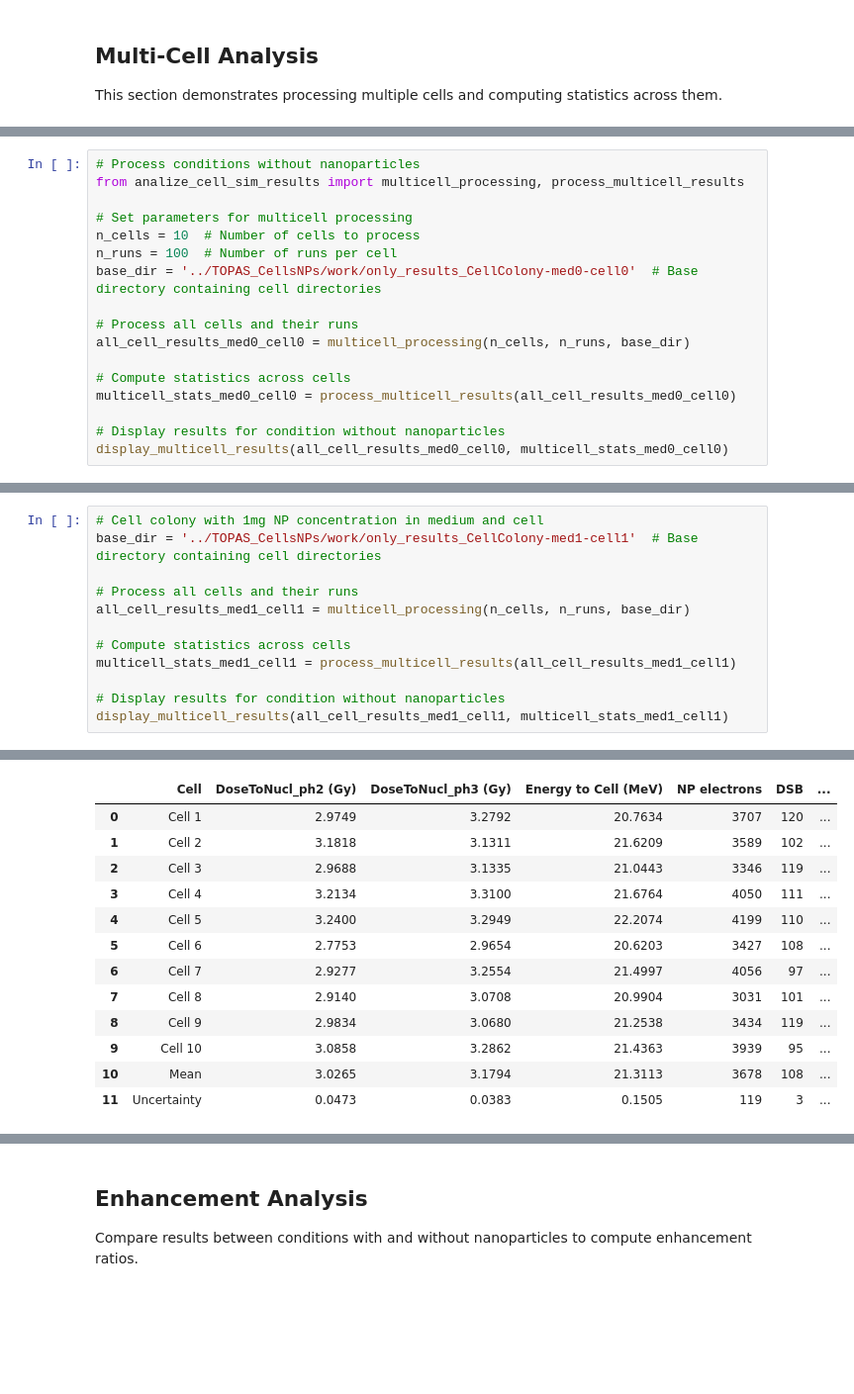
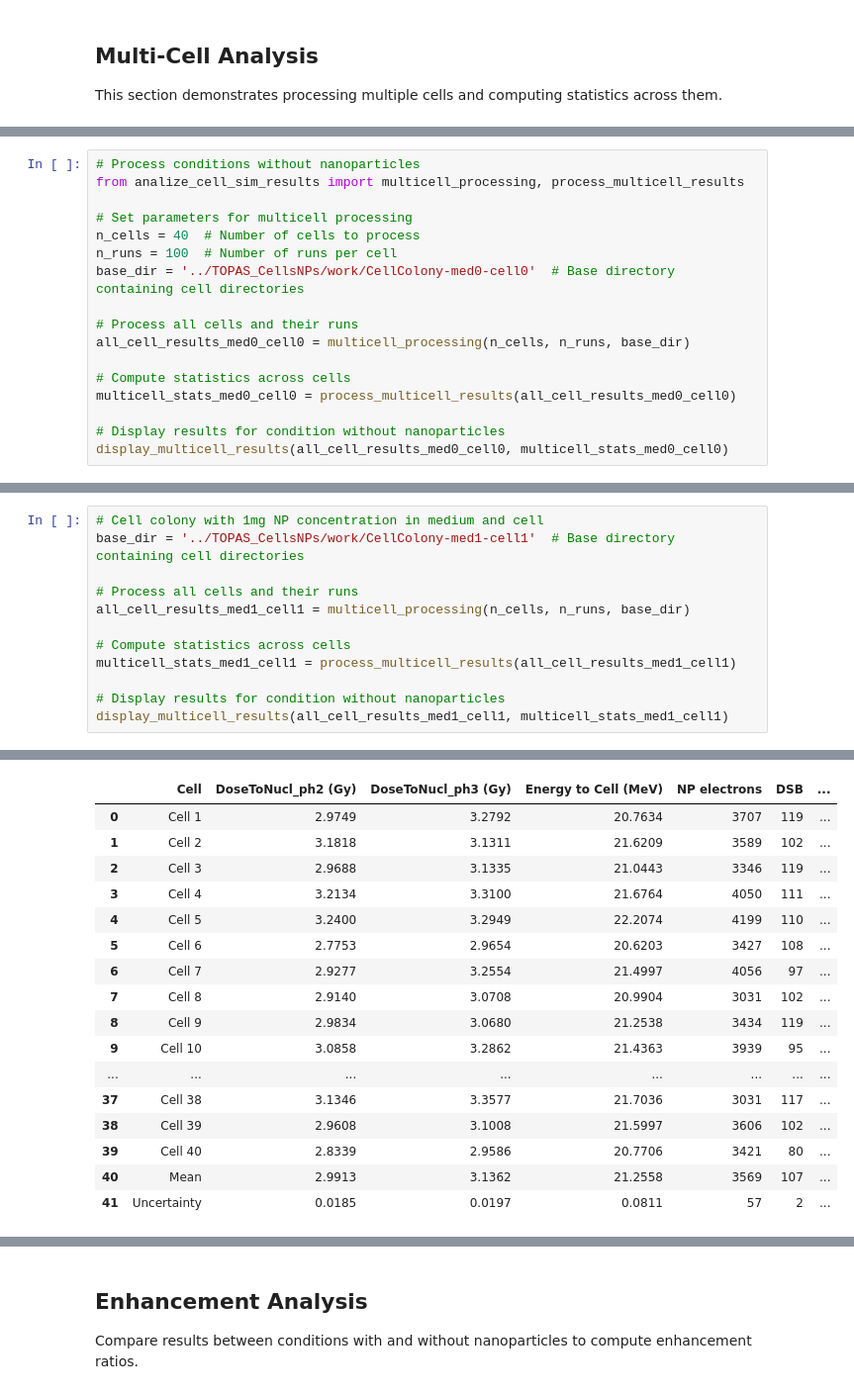
Before and after one commit to HectorMiras/MyTOPASPythonScripts, a Jupyter notebook: cells_nps_eval.ipynb, the cells around one changed output, grey strips where cells are left out. Shown at 99% size. Cells and saved outputs as stored; diff of their text form; blank space fills up the shorter version.

Commit message:
added tests to analize and report results from cellsnp simulations

```diff
--- a/cells_nps_eval.ipynb
+++ b/cells_nps_eval.ipynb
@@ -532,9 +98,9 @@ def display_multicell_results(all_cell_results, multicell_stats):
 from analize_cell_sim_results import multicell_processing, process_multicell_results
 
 # Set parameters for multicell processing
-n_cells = 10  # Number of cells to process
+n_cells = 40  # Number of cells to process
 n_runs = 100  # Number of runs per cell
-base_dir = '../TOPAS_CellsNPs/work/only_results_CellColony-med0-cell0'  # Base directory containing cell directories
+base_dir = '../TOPAS_CellsNPs/work/CellColony-med0-cell0'  # Base directory containing cell directories
 
 # Process all cells and their runs
 all_cell_results_med0_cell0 = multicell_processing(n_cells, n_runs, base_dir)
@@ -578,6 +148,6 @@ All cells processed!
 # %%
 # Cell colony with 1mg NP concentration in medium and cell
-base_dir = '../TOPAS_CellsNPs/work/only_results_CellColony-med1-cell1'  # Base directory containing cell directories
+base_dir = '../TOPAS_CellsNPs/work/CellColony-med1-cell1'  # Base directory containing cell directories
 
 # Process all cells and their runs
 all_cell_results_med1_cell1 = multicell_processing(n_cells, n_runs, base_dir)
@@ -604,17 +174,21 @@ Number of directories with damage data to process: 100
 Processing all 100 available directories.
 Number of directories with damage data to process: 100
 
 All cells processed!
 |  | Cell | DoseToNucl_ph2 (Gy) | DoseToNucl_ph3 (Gy) | Energy to Cell (MeV) | NP electrons | DSB | ... |
-| 0 | Cell 1 | 2.9749 | 3.2792 | 20.7634 | 3707 | 120 | ... |
+| 0 | Cell 1 | 2.9749 | 3.2792 | 20.7634 | 3707 | 119 | ... |
 | 1 | Cell 2 | 3.1818 | 3.1311 | 21.6209 | 3589 | 102 | ... |
 | 2 | Cell 3 | 2.9688 | 3.1335 | 21.0443 | 3346 | 119 | ... |
 | 3 | Cell 4 | 3.2134 | 3.3100 | 21.6764 | 4050 | 111 | ... |
 | 4 | Cell 5 | 3.2400 | 3.2949 | 22.2074 | 4199 | 110 | ... |
 | 5 | Cell 6 | 2.7753 | 2.9654 | 20.6203 | 3427 | 108 | ... |
 | 6 | Cell 7 | 2.9277 | 3.2554 | 21.4997 | 4056 | 97 | ... |
-| 7 | Cell 8 | 2.9140 | 3.0708 | 20.9904 | 3031 | 101 | ... |
+| 7 | Cell 8 | 2.9140 | 3.0708 | 20.9904 | 3031 | 102 | ... |
 | 8 | Cell 9 | 2.9834 | 3.0680 | 21.2538 | 3434 | 119 | ... |
 | 9 | Cell 10 | 3.0858 | 3.2862 | 21.4363 | 3939 | 95 | ... |
-| 10 | Mean | 3.0265 | 3.1794 | 21.3113 | 3678 | 108 | ... |
-| 11 | Uncertainty | 0.0473 | 0.0383 | 0.1505 | 119 | 3 | ... |
+| ... | ... | ... | ... | ... | ... | ... | ... |
+| 37 | Cell 38 | 3.1346 | 3.3577 | 21.7036 | 3031 | 117 | ... |
+| 38 | Cell 39 | 2.9608 | 3.1008 | 21.5997 | 3606 | 102 | ... |
+| 39 | Cell 40 | 2.8339 | 2.9586 | 20.7706 | 3421 | 80 | ... |
+| 40 | Mean | 2.9913 | 3.1362 | 21.2558 | 3569 | 107 | ... |
+| 41 | Uncertainty | 0.0185 | 0.0197 | 0.0811 | 57 | 2 | ... |
```
Also changed, not shown: parts of 15 cells of this notebook, 6 other files.
